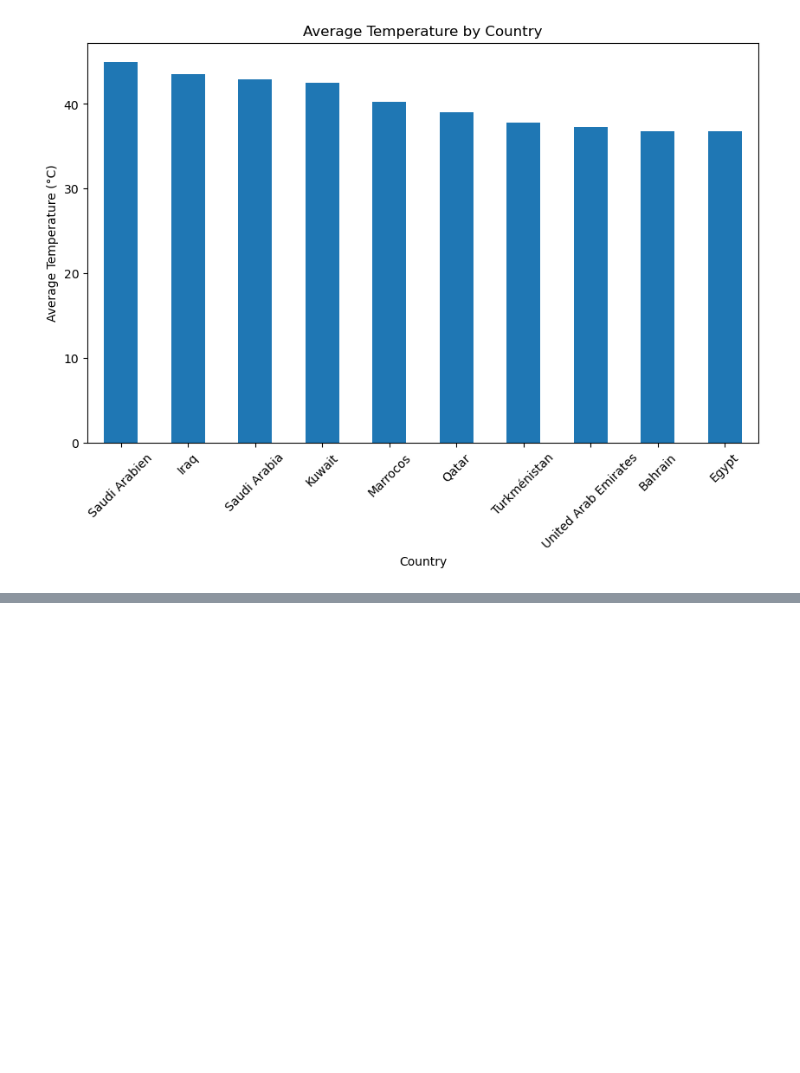
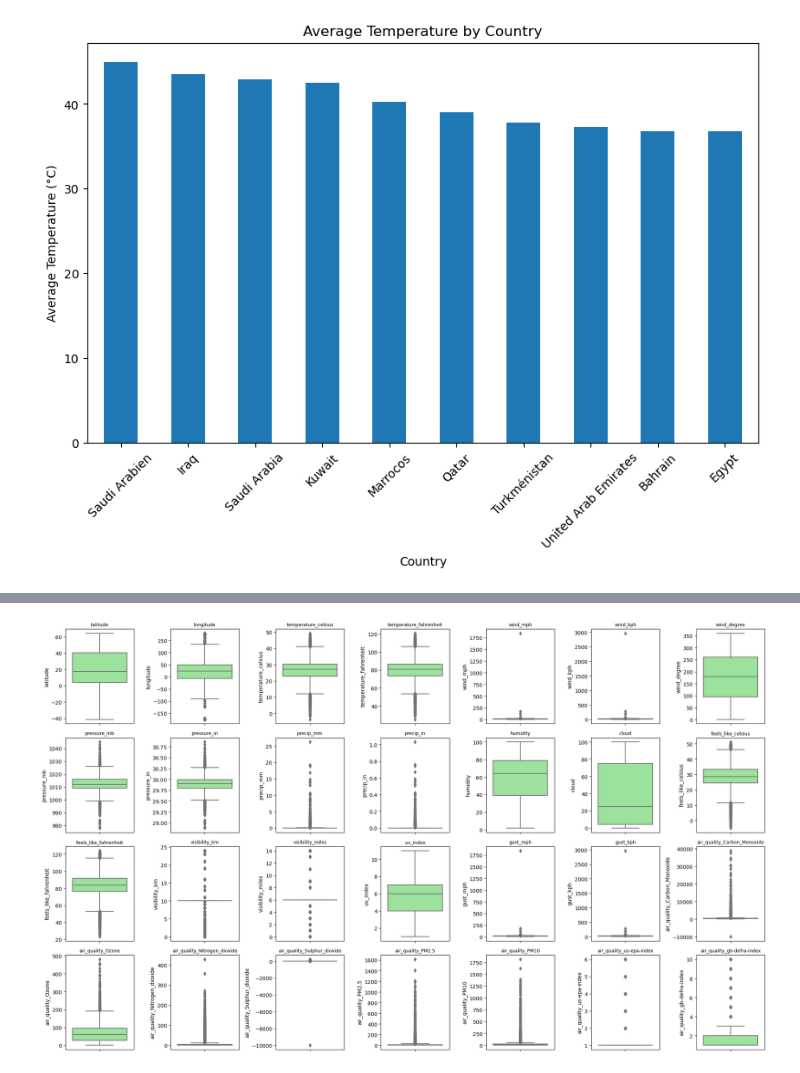
Before and after one commit to rita-nyaga/Weather_Trend_Forecasting, a Jupyter notebook: index.ipynb, the cells around one changed output, grey strips where cells are left out. Drawn from its saved outputs; the diff is of its cells as text; code cells hidden in the pictures; blank space fills up the shorter version.

```diff
--- a/index.ipynb
+++ b/index.ipynb
@@ -328,0 +382,13 @@ plt.show()
+# %%
+# Visualizing outliers using boxplots
+exclude = ['last_updated_epoch']
+num_cols = [c for c in df.select_dtypes(include='number').columns if c not in exclude]
+
+fig, axes = plt.subplots(4, 7, figsize=(20,12))
+for ax, c in zip(axes.flatten(), num_cols):
+    sns.boxplot(y=df[c], ax=ax, color='lightgreen')
+    ax.set_title(c, fontsize=9)
+plt.tight_layout()
+plt.show()
+# %% [output]
+[figure, added]
```
Also changed, not shown: parts of 14 cells of this notebook.
